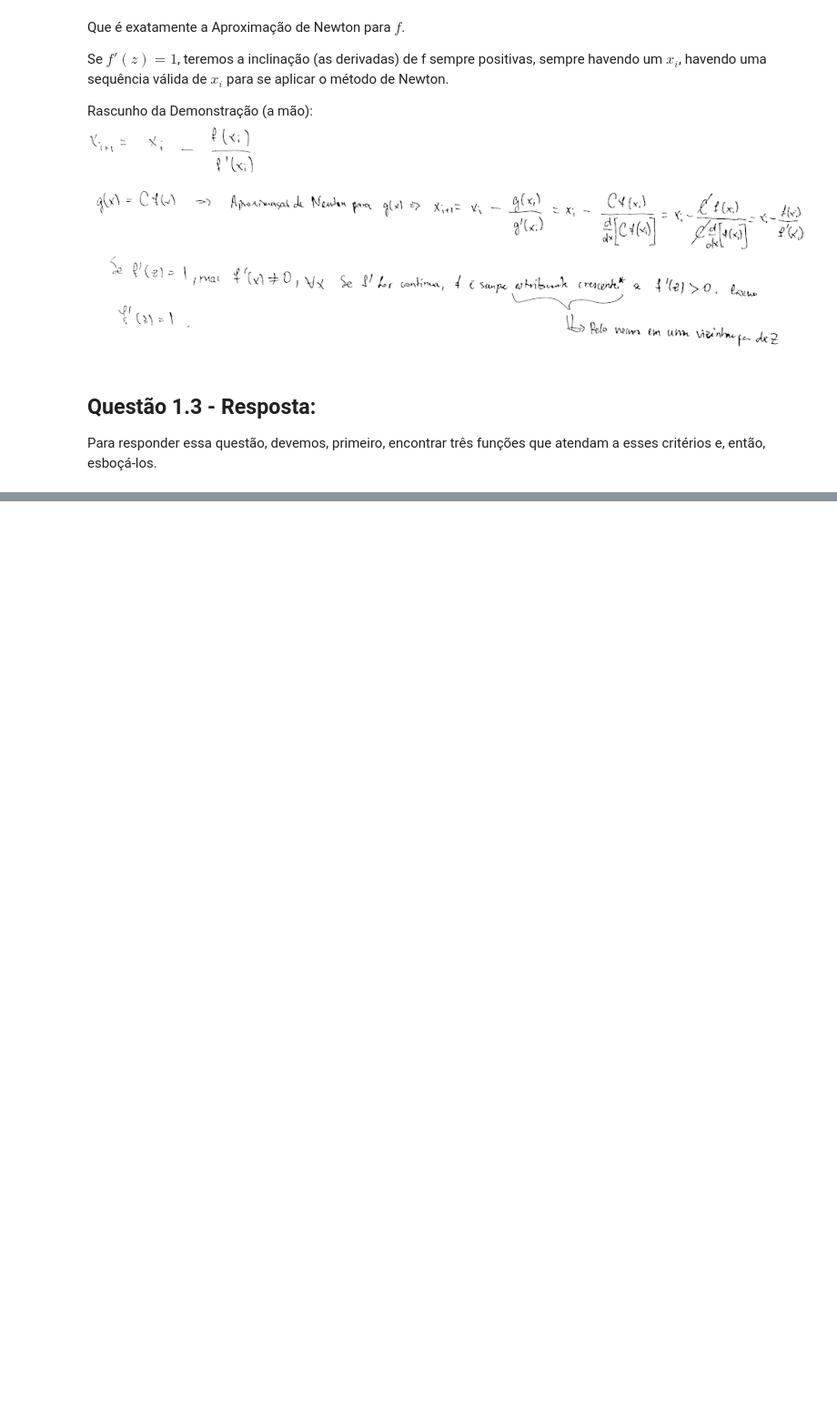
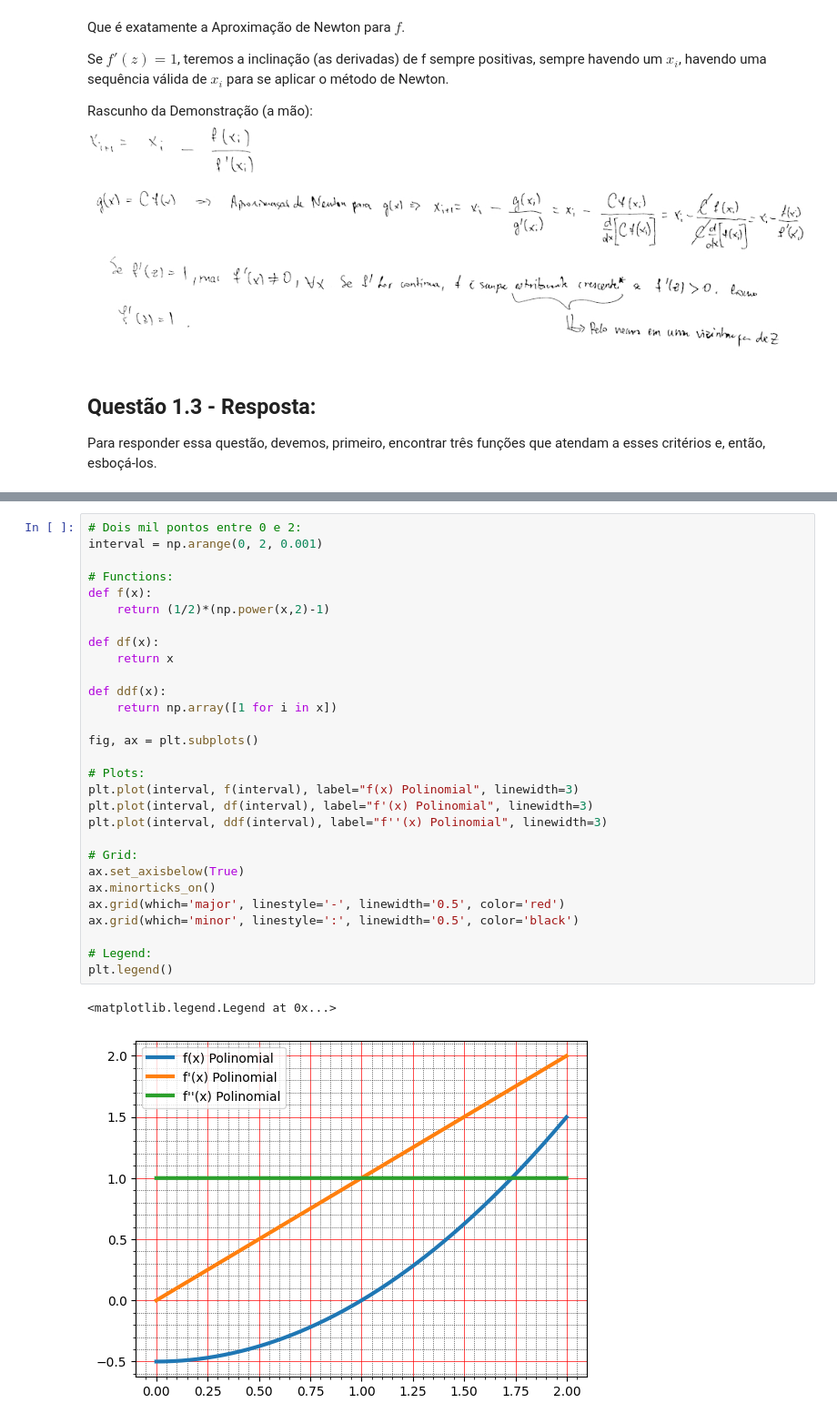
Before and after one commit to PSF-UFRJ/global-ufrj, a Jupyter notebook: cientifica-1/Lista 1.ipynb, the cells around one changed output, grey strips where cells are left out. Shown at 91% size. Saved outputs shown, nothing was run; the diff lists cells and outputs as text; blank space fills up the shorter version.

```diff
--- a/cientifica-1/Lista 1.ipynb
+++ b/cientifica-1/Lista 1.ipynb
@@ -48,0 +63,32 @@ Para responder essa questão, devemos, primeiro, encontrar três funções que a
+# %%
+# Dois mil pontos entre 0 e 2:
+interval = np.arange(0, 2, 0.001)
+
+# Functions:
+def f(x):
+    return (1/2)*(np.power(x,2)-1)
+
+def df(x):
+    return x
+
+def ddf(x):
+    return np.array([1 for i in x])
+
+fig, ax = plt.subplots()
+
+# Plots:
+plt.plot(interval, f(interval), label="f(x) Polinomial", linewidth=3)
+plt.plot(interval, df(interval), label="f'(x) Polinomial", linewidth=3)
+plt.plot(interval, ddf(interval), label="f''(x) Polinomial", linewidth=3)
+
+# Grid:
+ax.set_axisbelow(True)
+ax.minorticks_on()
+ax.grid(which='major', linestyle='-', linewidth='0.5', color='red')
+ax.grid(which='minor', linestyle=':', linewidth='0.5', color='black')
+
+# Legend:
+plt.legend()
+# %% [output]
+<matplotlib.legend.Legend at 0x...>
+[figure, added]
```
Also changed, not shown: parts of 15 cells of this notebook.
